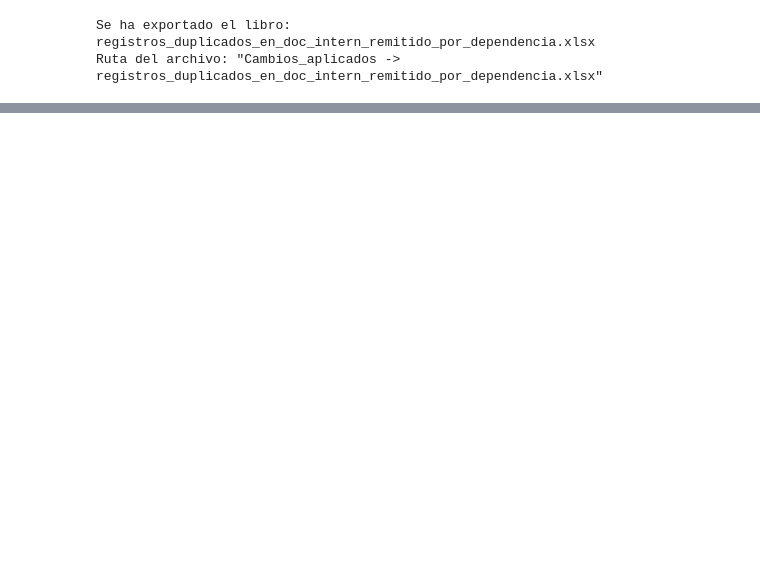
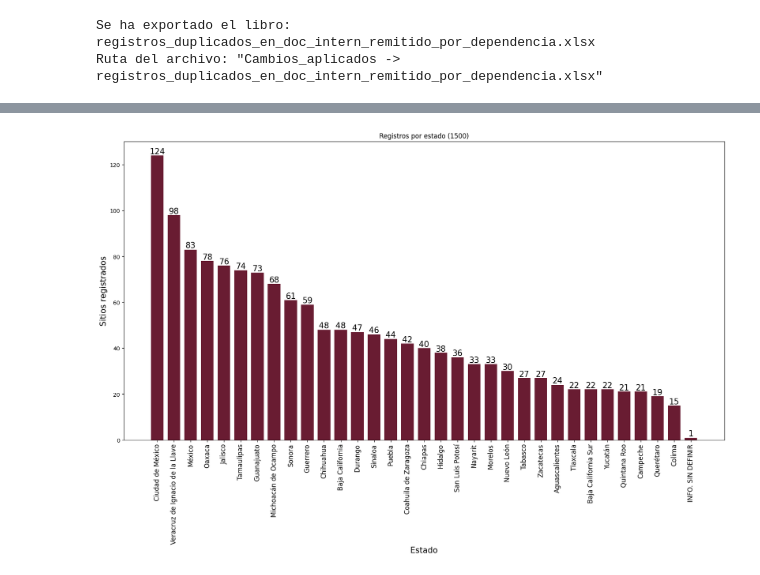
Before and after one commit to DavidItehua/compact_locs_ineg, a Jupyter notebook: main_primer_analisis.ipynb, the cells around one changed output, grey strips where cells are left out. Saved outputs shown, nothing was run; the diff lists cells and outputs as text; code cells hidden in the pictures; blank space fills up the shorter version.

```diff
--- a/main_primer_analisis.ipynb
+++ b/main_primer_analisis.ipynb
@@ -1532,0 +1582,38 @@ with open('./Cambios_aplicados/readme.txt', mode='w') as file:
+# %%
+# conteo de registros por estado
+conteo_sitios_por_edo = df_registros_unicos_no_en_contenedor.groupby(by='Estado*').agg(conteo_sitios_por_edo=('Estado*', 'count')).reset_index().sort_values(by='conteo_sitios_por_edo', ascending=False)
+
+total_sitios_por_edo = conteo_sitios_por_edo['conteo_sitios_por_edo'].sum()
+# %%
+# crear instancia de gráfico
+fig, ax = plt.subplots(figsize=(20, 10))
+
+# Crear un gráfico de barras
+ax.bar( conteo_sitios_por_edo['Estado*'], conteo_sitios_por_edo['conteo_sitios_por_edo'], width=0.75, color='#691C32')
+
+# Agregar etiquetas a las barras
+for x in ax.containers:
+    ax.bar_label(x, label_type='edge', fontsize=15)
+
+# Establecer los títulos y etiquetas de los ejes
+ax.set_title(f'Registros por estado ({total_sitios_por_edo})')
+ax.set_xlabel('Estado', fontsize=15)
+ax.set_ylabel('Sitios registrados', fontsize=15)
+
+# Cambiar las etiquetas del eje x
+ax.xaxis.set_major_locator(FixedLocator(range(len(conteo_sitios_por_edo))))
+ax.xaxis.set_major_formatter(FixedFormatter(conteo_sitios_por_edo['Estado*']))
+
+# Cambiar las etiquetas del eje x
+# abreviaturas_estados = ['BC', 'BCS', 'SON', 'CHI', 'SIN', 'COA', 'NAY', 'DGO', 'ZAC', 'AGS', 'JAL', 'COL', 'MIC', 'GRO', 'QUE', 'SLP', 'GTO', 'HID', 'PUE', 'MEX', 'CDMX', 'TLAX', 'MOR', 'VER', 'TAB', 'CAM', 'YUC', 'ROO', 'QROO']
+# ax.set_xticklabels(abreviaturas_estados, fontsize=12)
+
+ax.set_xticklabels(labels=conteo_sitios_por_edo['Estado*'],fontsize=12)
+
+# Girar las etiquetas del eje x
+ax.tick_params(axis='x', labelrotation=90)
+
+# Mostrar el gráfico
+plt.show()
+# %% [output]
+[figure, added]
```
Also changed, not shown: parts of 33 cells of this notebook.
